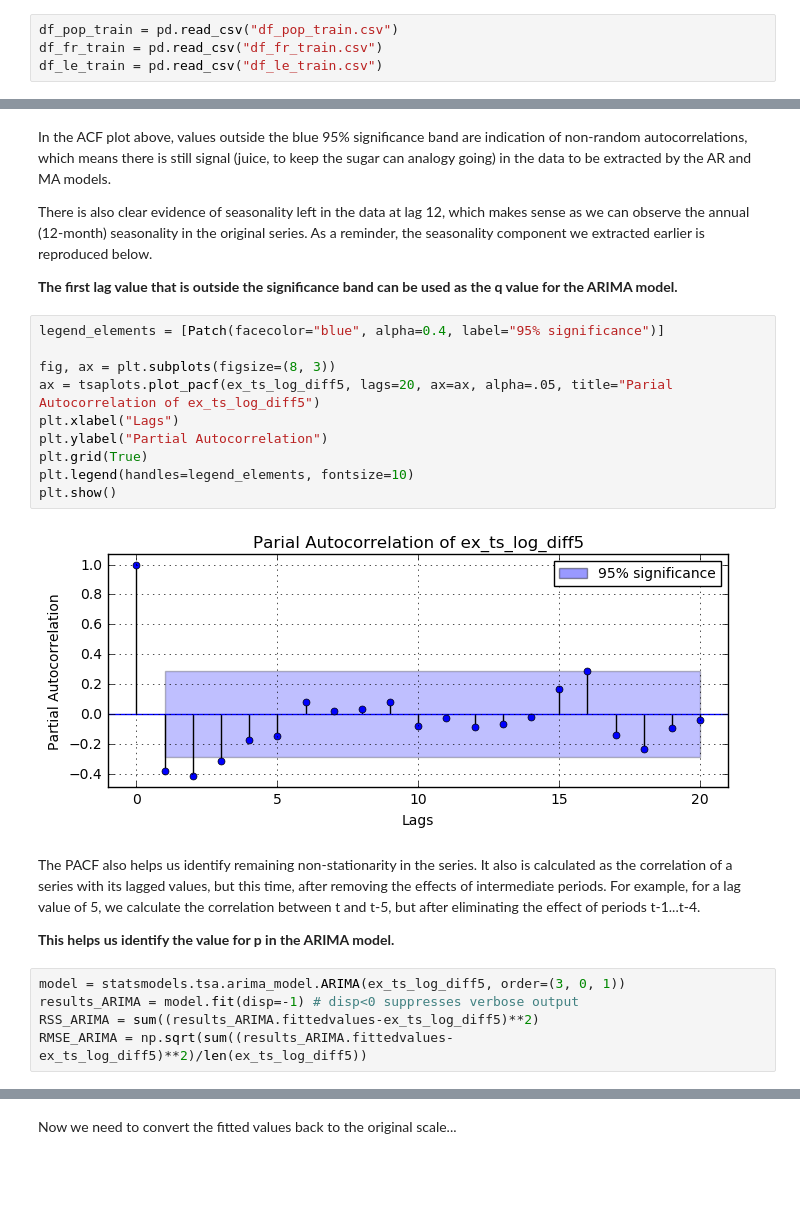
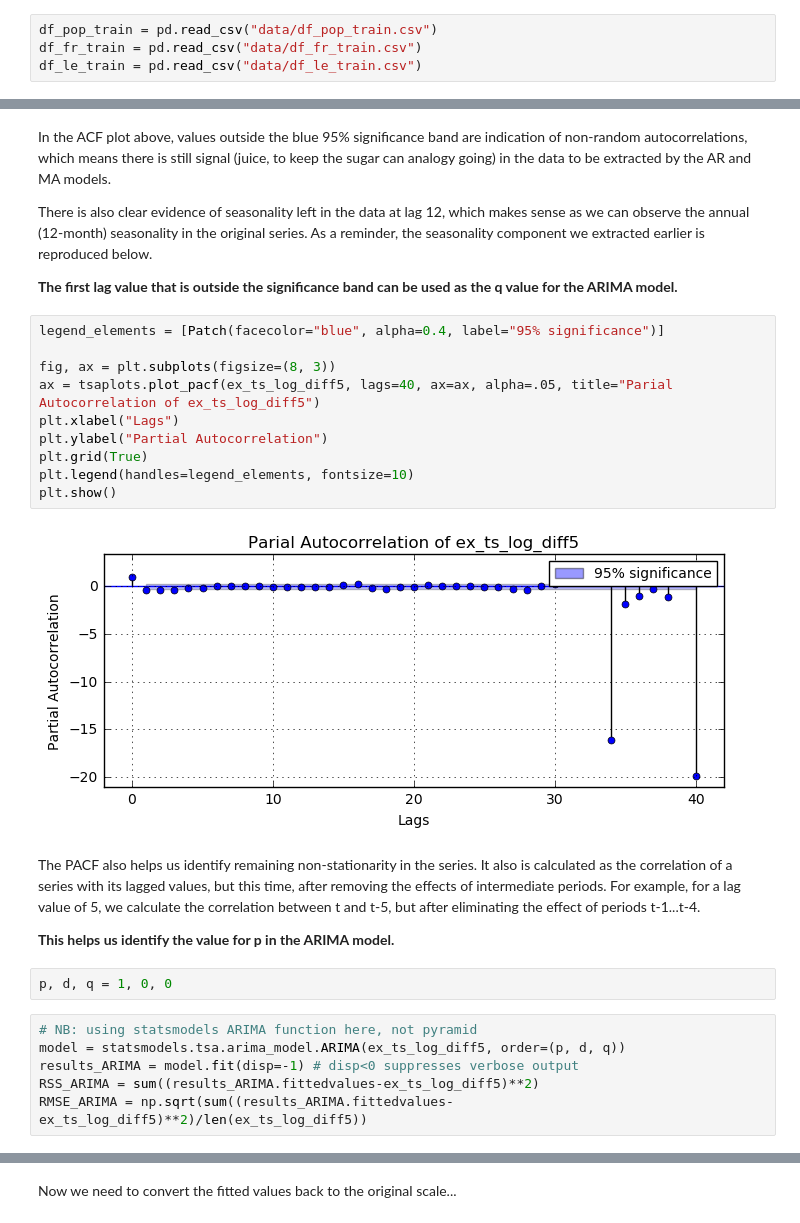
Before and after one commit to cdignam8304/time-series, a Jupyter notebook: world-bank-data-population/world-bank-data-pop-model.ipynb, the cells around one changed output, grey strips where cells are left out. Cells and saved outputs as stored; diff of their text form; blank space fills up the shorter version.

Commit message:
Update world-bank-data-population notebook

```diff
--- a/world-bank-data-population/world-bank-data-pop-model.ipynb
+++ b/world-bank-data-population/world-bank-data-pop-model.ipynb
@@ -58,8 +57,8 @@ world-bank-data-pop_create-train-test-split.ipynb
 world-bank-data-pop-model.ipynb
 # %%
-df_pop_train = pd.read_csv("df_pop_train.csv")
-df_fr_train = pd.read_csv("df_fr_train.csv")
-df_le_train = pd.read_csv("df_le_train.csv")
+df_pop_train = pd.read_csv("data/df_pop_train.csv")
+df_fr_train = pd.read_csv("data/df_fr_train.csv")
+df_le_train = pd.read_csv("data/df_le_train.csv")
 # %%
 # Function to transpose, reindex and convert to time series
 def preprocess_df(df):
@@ -351,21 +350,24 @@ There is also clear evidence of seasonality left in the data at lag 12, which ma
 # %%
 legend_elements = [Patch(facecolor="blue", alpha=0.4, label="95% significance")]
 
 fig, ax = plt.subplots(figsize=(8, 3))
-ax = tsaplots.plot_pacf(ex_ts_log_diff5, lags=20, ax=ax, alpha=.05, title="Parial Autocorrelation of ex_ts_log_diff5")
+ax = tsaplots.plot_pacf(ex_ts_log_diff5, lags=40, ax=ax, alpha=.05, title="Parial Autocorrelation of ex_ts_log_diff5")
 plt.xlabel("Lags")
 plt.ylabel("Partial Autocorrelation")
 plt.grid(True)
 plt.legend(handles=legend_elements, fontsize=10)
 plt.show()
 # %% [output]
-[figure, old version]
+[figure, new version]
 # %% [markdown]
 The PACF also helps us identify remaining non-stationarity in the series. It also is calculated as the correlation of a series with its lagged values, but this time, after removing the effects of intermediate periods. For example, for a lag value of 5, we calculate the correlation between t and t-5, but after eliminating the effect of periods t-1...t-4.
 
 **This helps us identify the value for p in the ARIMA model.**
+# %%
+p, d, q = 1, 0, 0
 # %%
-model = statsmodels.tsa.arima_model.ARIMA(ex_ts_log_diff5, order=(3, 0, 1))
+# NB: using statsmodels ARIMA function here, not pyramid
+model = statsmodels.tsa.arima_model.ARIMA(ex_ts_log_diff5, order=(p, d, q))
 results_ARIMA = model.fit(disp=-1) # disp<0 suppresses verbose output
 RSS_ARIMA = sum((results_ARIMA.fittedvalues-ex_ts_log_diff5)**2)
 RMSE_ARIMA = np.sqrt(sum((results_ARIMA.fittedvalues-ex_ts_log_diff5)**2)/len(ex_ts_log_diff5))
```
Also changed, not shown: parts of 21 cells of this notebook.
